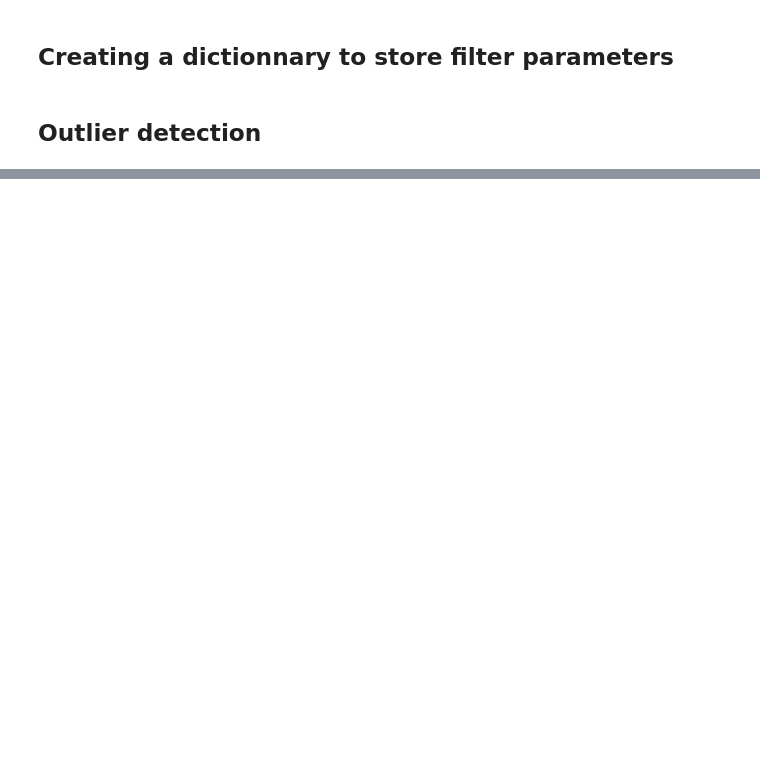
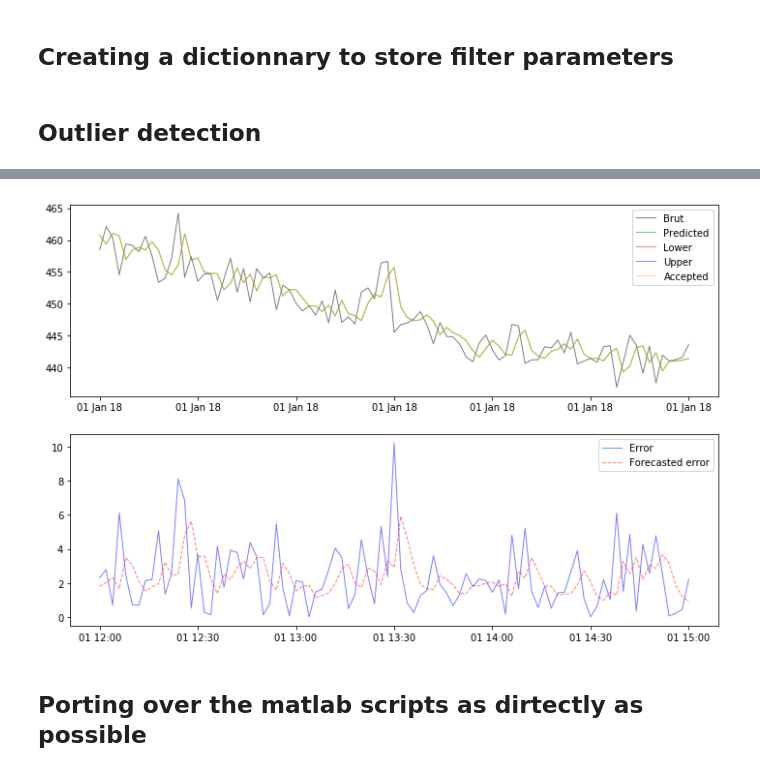
Before and after one commit to jeandavidt/datEAU_filtering, a Jupyter notebook: Univariate data treatment.ipynb, the cells around one changed output, grey strips where cells are left out. Drawn from its saved outputs; the diff is of its cells as text; code cells hidden in the pictures; blank space fills up the shorter version.

```diff
--- a/Univariate data treatment.ipynb
+++ b/Univariate data treatment.ipynb
@@ -255,0 +209,25 @@ def shift(xs, n):
+# %%
+from matplotlib import dates as mdates
+fig, axes = plt.subplots(figsize=(12,8),nrows=2, ncols=1)
+
+plt.rc('lines', linewidth=1)
+s='January 1 2018 12:00:00'#df.first_valid_index()
+e='JANUARY 1 2018 15:00:00'#df.last_valid_index()
+ax = axes.flatten()[0]
+ax.plot(df.loc[s:e, col], c='k', alpha=.5)
+ax.plot(df.loc[s:e, col+'_forecast'], c='g', alpha=.5)
+ax.plot(df.loc[s:e, col+'_ll'], c='r', alpha=.5)
+ax.plot(df.loc[s:e, col+'_ul'], c='b', alpha=.5)
+ax.plot(df.loc[s:e, col+'_accepted'],c='orange', alpha=.5)
+ax.xaxis.set_major_formatter(mdates.DateFormatter('%d %b %y'))
+ax.legend(['Brut','Predicted','Lower','Upper','Accepted'])
+
+ax2 = axes.flatten()[1]
+ax2.plot(abs(df.loc[s:e, col+'_err']),'b', linestyle='-',alpha=0.5)
+ax2.plot(df.loc[s:e, col+'_predicted_err'],linestyle='dashed',c='r', alpha=0.5)
+ax2.legend(['Error','Forecasted error'])
+plt.show()
+# %% [output]
+[figure, added]
+# %% [markdown]
+## Porting over the matlab scripts as dirtectly as possible
```
Also changed, not shown: parts of 45 cells of this notebook, 7 other files.
